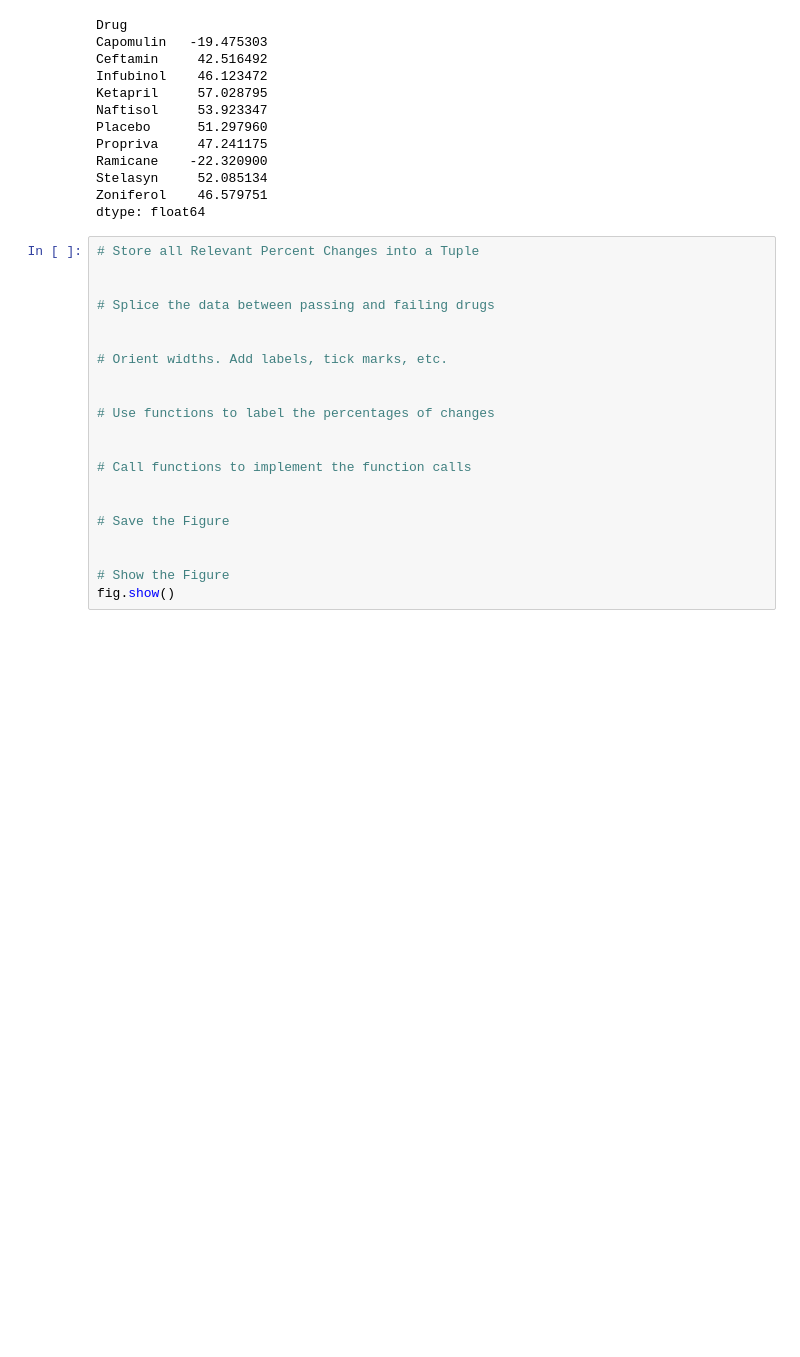
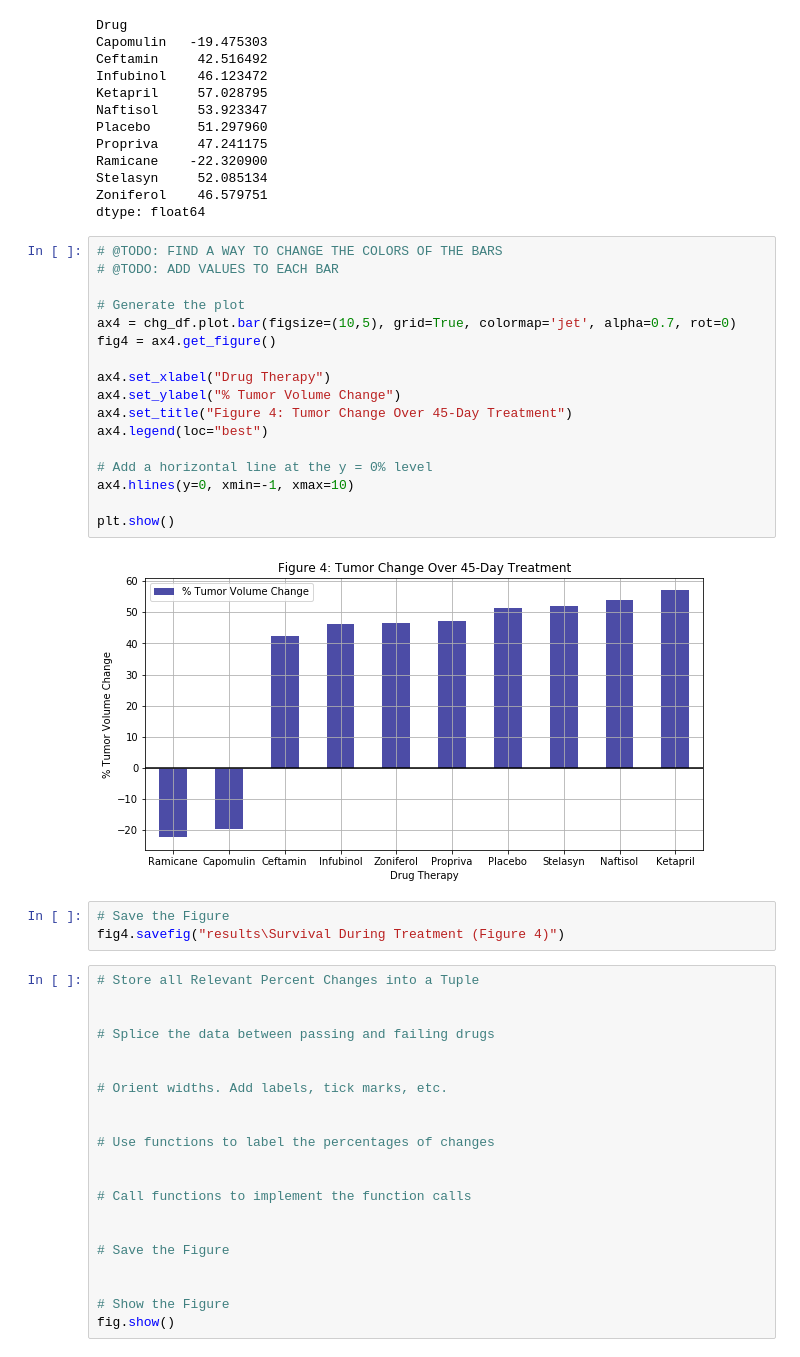
Before and after one commit to daddyjab/PythonAssignments, a Jupyter notebook: Pymaceuticals/pymaceuticals_starter-jb.ipynb, the cells around one changed output. Drawn from its saved outputs; the diff is of its cells as text; blank space fills up the shorter version.

Commit message:
Fixed problem with saving of figures to file - had to use ax.get_figure()

```diff
--- a/Pymaceuticals/pymaceuticals_starter-jb.ipynb
+++ b/Pymaceuticals/pymaceuticals_starter-jb.ipynb
@@ -519,6 +505,28 @@ Ramicane    -22.320900
 Stelasyn     52.085134
 Zoniferol    46.579751
 dtype: float64
+# %%
+# @TODO: FIND A WAY TO CHANGE THE COLORS OF THE BARS
+# @TODO: ADD VALUES TO EACH BAR
+
+# Generate the plot
+ax4 = chg_df.plot.bar(figsize=(10,5), grid=True, colormap='jet', alpha=0.7, rot=0)
+fig4 = ax4.get_figure()
+
+ax4.set_xlabel("Drug Therapy")
+ax4.set_ylabel("% Tumor Volume Change")
+ax4.set_title("Figure 4: Tumor Change Over 45-Day Treatment")
+ax4.legend(loc="best")
+
+# Add a horizontal line at the y = 0% level
+ax4.hlines(y=0, xmin=-1, xmax=10)
+
+plt.show()
+# %% [output]
+[figure, added]
+# %%
+# Save the Figure
+fig4.savefig("results\Survival During Treatment (Figure 4)")
 # %%
 # Store all Relevant Percent Changes into a Tuple
 
```
Also changed, not shown: parts of 14 cells of this notebook, 4 other files.
